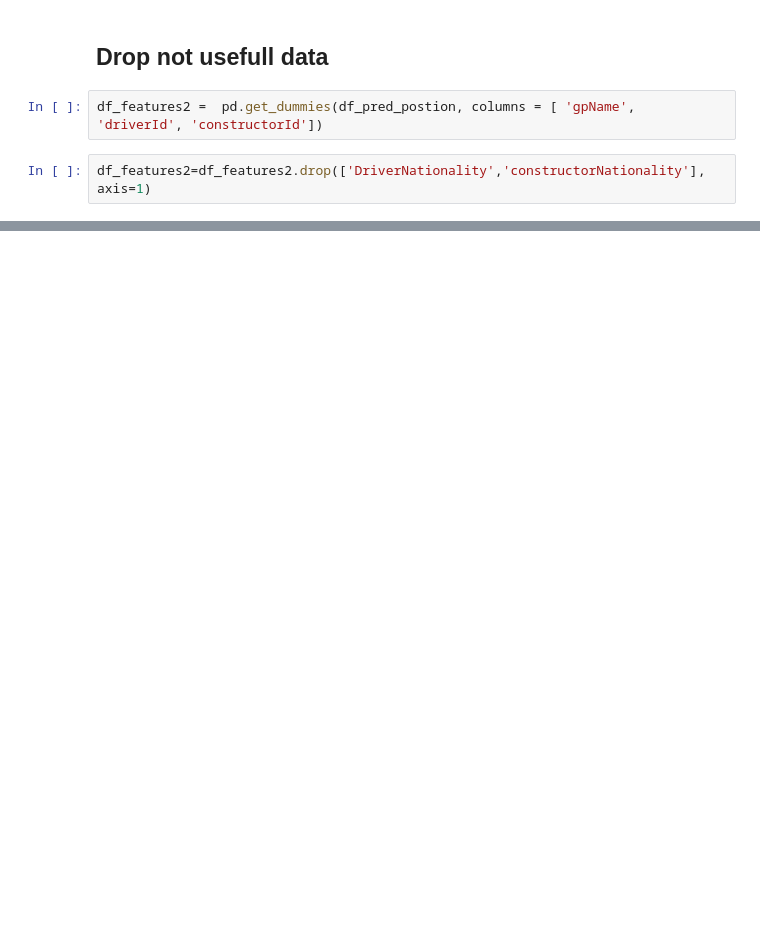
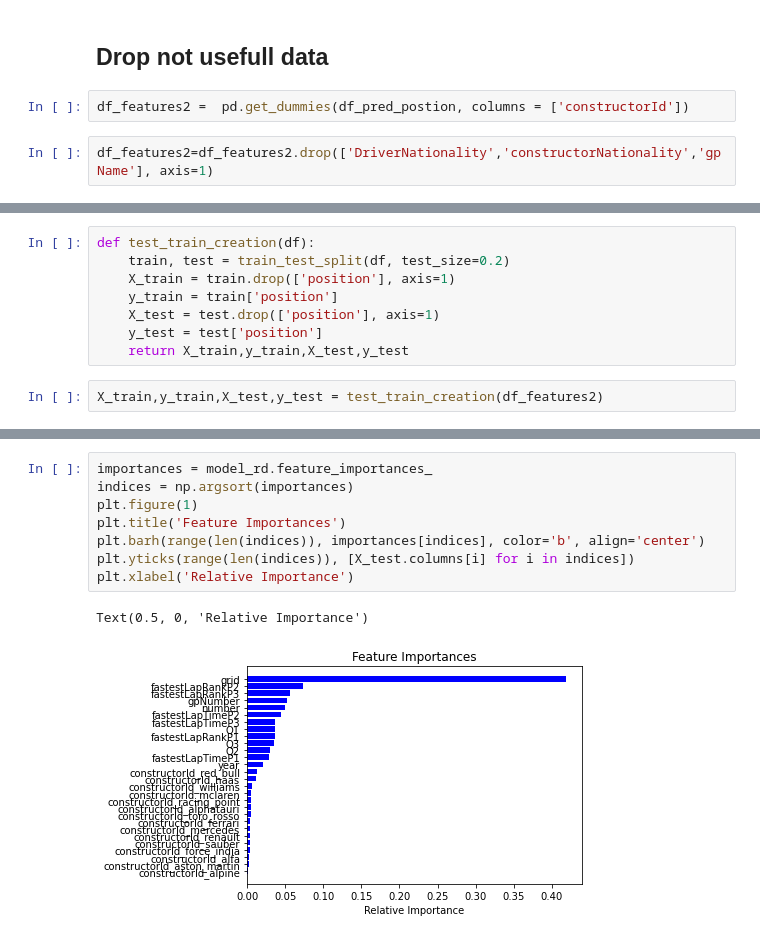
Before and after one commit to benptr/F1_ML_Prediction, a Jupyter notebook: ProjetF1_notebook/Data_viz_pred.ipynb, the cells around one changed output, grey strips where cells are left out. Cells and saved outputs as stored; diff of their text form; blank space fills up the shorter version.

```diff
--- a/ProjetF1_notebook/Data_viz_pred.ipynb
+++ b/ProjetF1_notebook/Data_viz_pred.ipynb
@@ -563,9 +563,9 @@ Accuracy : 4.375 %.
 # %% [markdown]
 ## Drop not usefull data
 # %%
-df_features2 =  pd.get_dummies(df_pred_postion, columns = [ 'gpName', 'driverId', 'constructorId'])
+df_features2 =  pd.get_dummies(df_pred_postion, columns = ['constructorId'])
 # %%
-df_features2=df_features2.drop(['DriverNationality','constructorNationality'], axis=1)
+df_features2=df_features2.drop(['DriverNationality','constructorNationality','gpName'], axis=1)
 # %%
 df_features2.shape
 # %% [output]
@@ -572,0 +575,10 @@ df_features2.shape
+# %%
+def test_train_creation(df):
+    train, test = train_test_split(df, test_size=0.2)
+    X_train = train.drop(['position'], axis=1)
+    y_train = train['position']
+    X_test = test.drop(['position'], axis=1)
+    y_test = test['position']
+    return X_train,y_train,X_test,y_test
+# %%
+X_train,y_train,X_test,y_test = test_train_creation(df_features2)
@@ -572,0 +599,11 @@ df_features2.shape
+# %%
+importances = model_rd.feature_importances_
+indices = np.argsort(importances)
+plt.figure(1)
+plt.title('Feature Importances')
+plt.barh(range(len(indices)), importances[indices], color='b', align='center')
+plt.yticks(range(len(indices)), [X_test.columns[i] for i in indices])
+plt.xlabel('Relative Importance')
+# %% [output]
+Text(0.5, 0, 'Relative Importance')
+[figure, added]
```
Also changed, not shown: parts of 43 cells of this notebook.
